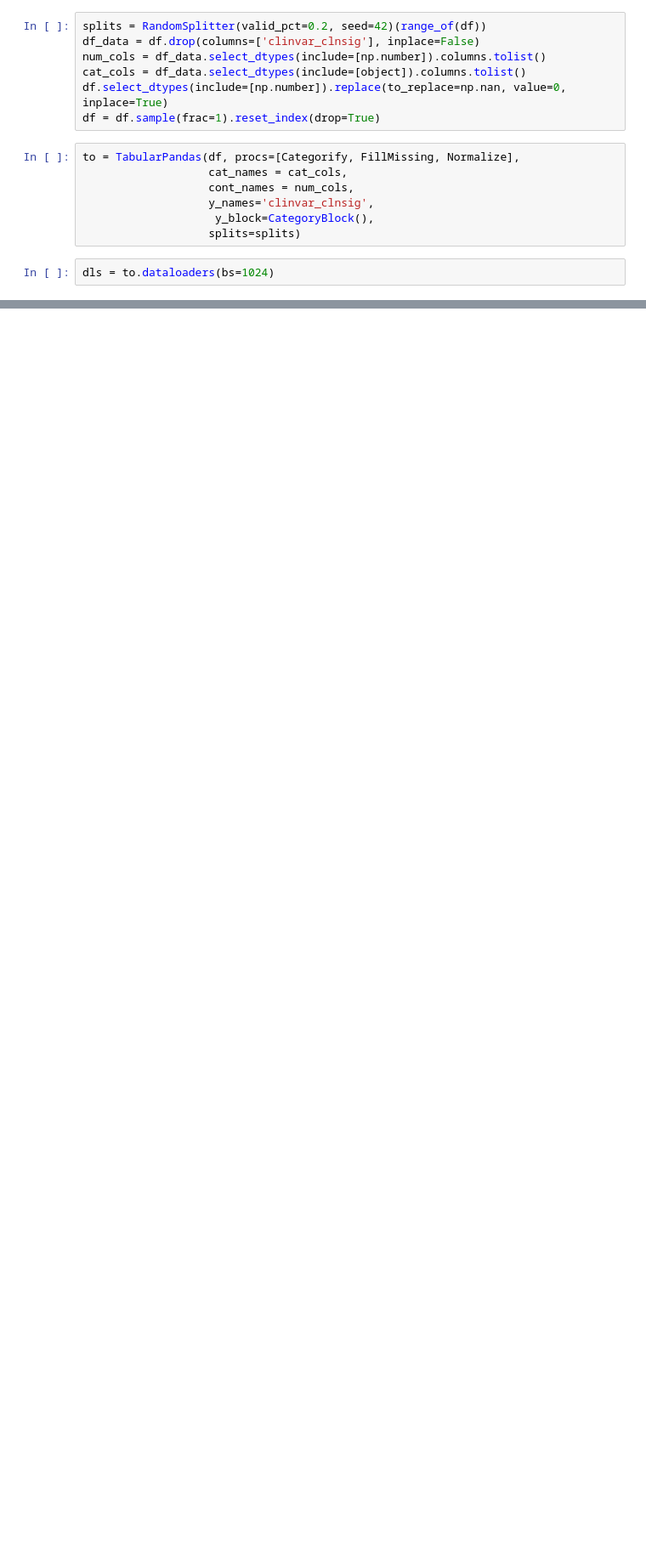
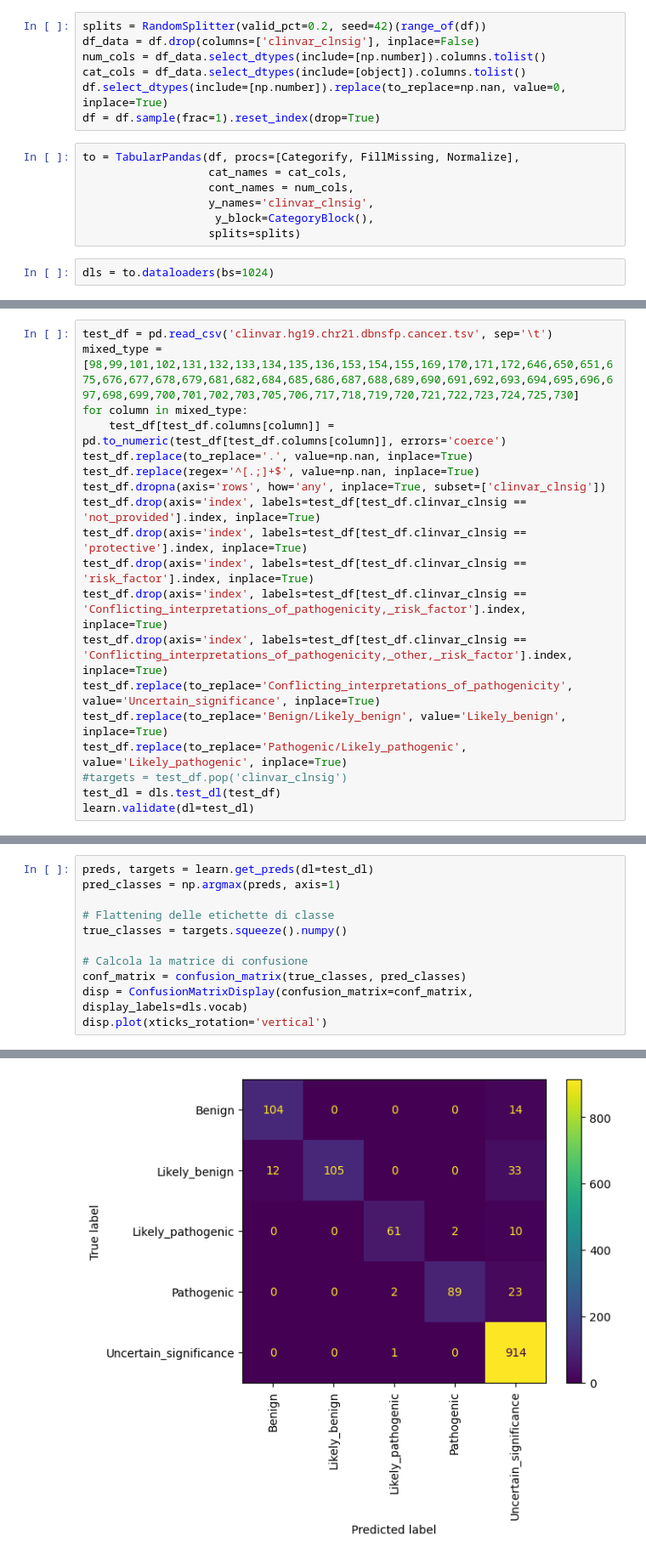
Before and after one commit to AndreaBaraldi99/ClinVarDNN, a Jupyter notebook: DNN_LFGroups.ipynb, the cells around one changed output, grey strips where cells are left out. Shown: that part at 85% size. Cells and saved outputs as stored; diff of their text form; blank space fills up the shorter version.

```diff
--- a/DNN_LFGroups.ipynb
+++ b/DNN_LFGroups.ipynb
@@ -108,0 +113,19 @@ disp.plot(xticks_rotation='vertical')
+# %%
+test_df = pd.read_csv('clinvar.hg19.chr21.dbnsfp.cancer.tsv', sep='\t')
+mixed_type = [98,99,101,102,131,132,133,134,135,136,153,154,155,169,170,171,172,646,650,651,675,676,677,678,679,681,682,684,685,686,687,688,689,690,691,692,693,694,695,696,697,698,699,700,701,702,703,705,706,717,718,719,720,721,722,723,724,725,730]
+for column in mixed_type:
+    test_df[test_df.columns[column]] = pd.to_numeric(test_df[test_df.columns[column]], errors='coerce')
+test_df.replace(to_replace='.', value=np.nan, inplace=True)
+test_df.replace(regex='^[.;]+$', value=np.nan, inplace=True)
+test_df.dropna(axis='rows', how='any', inplace=True, subset=['clinvar_clnsig'])
+test_df.drop(axis='index', labels=test_df[test_df.clinvar_clnsig == 'not_provided'].index, inplace=True)
+test_df.drop(axis='index', labels=test_df[test_df.clinvar_clnsig == 'protective'].index, inplace=True)
+test_df.drop(axis='index', labels=test_df[test_df.clinvar_clnsig == 'risk_factor'].index, inplace=True)
+test_df.drop(axis='index', labels=test_df[test_df.clinvar_clnsig == 'Conflicting_interpretations_of_pathogenicity,_risk_factor'].index, inplace=True)
+test_df.drop(axis='index', labels=test_df[test_df.clinvar_clnsig == 'Conflicting_interpretations_of_pathogenicity,_other,_risk_factor'].index, inplace=True)
+test_df.replace(to_replace='Conflicting_interpretations_of_pathogenicity', value='Uncertain_significance', inplace=True)
+test_df.replace(to_replace='Benign/Likely_benign', value='Likely_benign', inplace=True)
+test_df.replace(to_replace='Pathogenic/Likely_pathogenic', value='Likely_pathogenic', inplace=True)
+#targets = test_df.pop('clinvar_clnsig')
+test_dl = dls.test_dl(test_df)
+learn.validate(dl=test_dl)
@@ -108,0 +135,12 @@ disp.plot(xticks_rotation='vertical')
+# %%
+preds, targets = learn.get_preds(dl=test_dl)
+pred_classes = np.argmax(preds, axis=1)
+
+# Flattening delle etichette di classe
+true_classes = targets.squeeze().numpy()
+
+# Calcola la matrice di confusione
+conf_matrix = confusion_matrix(true_classes, pred_classes)
+disp = ConfusionMatrixDisplay(confusion_matrix=conf_matrix, display_labels=dls.vocab)
+disp.plot(xticks_rotation='vertical')
+# %% [output]
@@ -108,0 +149 @@ disp.plot(xticks_rotation='vertical')
+[figure, added]
```
Also changed, not shown: parts of 9 cells of this notebook, 3 other files.
